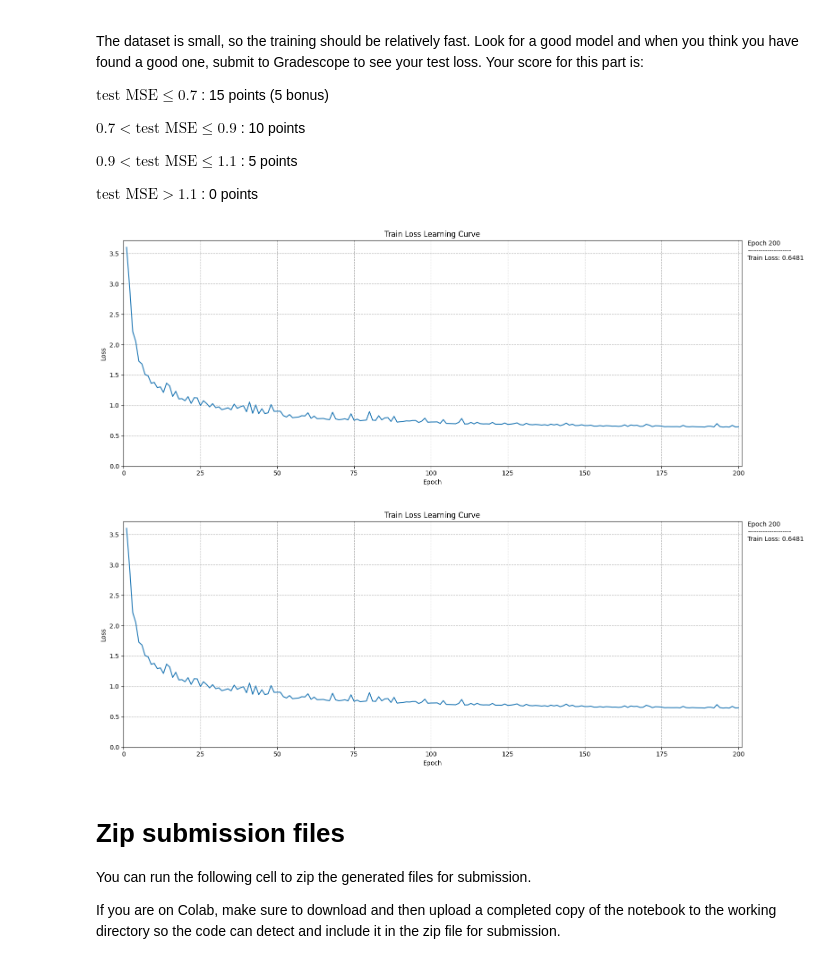
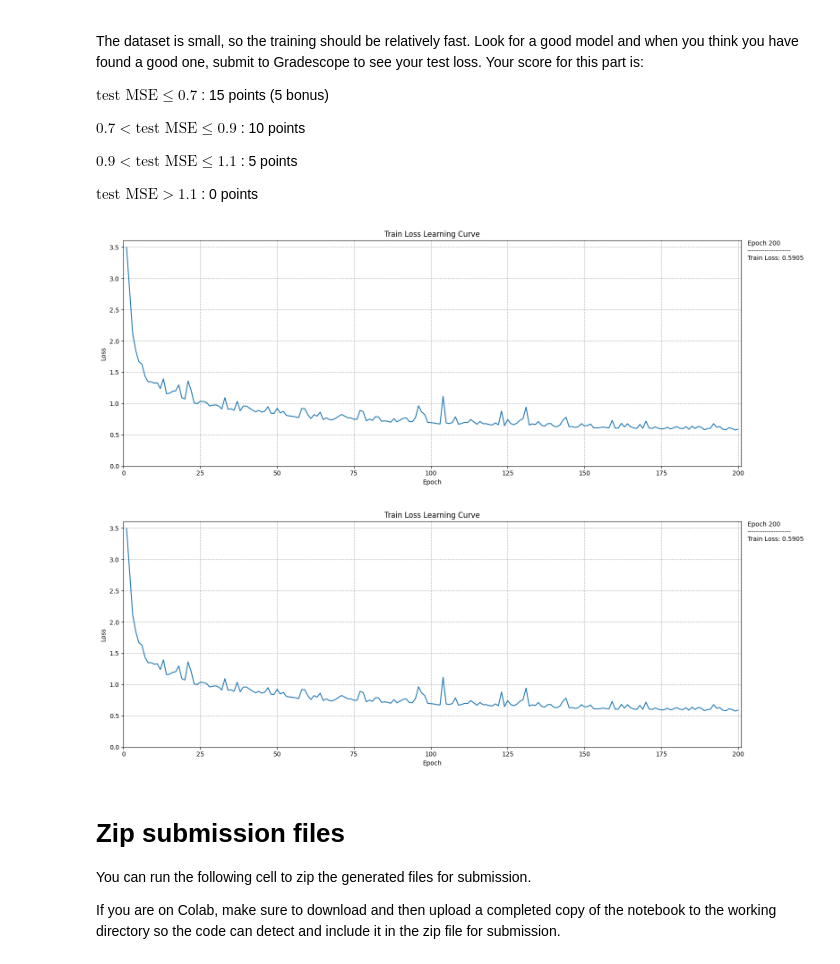
Before and after one commit to aitechroberts/deep_learning, a Jupyter notebook: HW5/HW5.ipynb, the cells around one changed output. Saved outputs shown, nothing was run; the diff lists cells and outputs as text; code cells hidden in the pictures.

```diff
--- a/HW5/HW5.ipynb
+++ b/HW5/HW5.ipynb
@@ -226,37 +226,37 @@ model_config = dict(
     )
 
 train_config = dict(
     optimizer_name = "Adam",
-    optimizer_config = dict(lr = 1e-3, weight_decay = 5e-4),
+    optimizer_config = dict(lr = 1e-3, weight_decay = 3e-4),
     lr_scheduler_name = "StepLR",
-    lr_scheduler_config = dict(step_size = 50, gamma = 0.5),
+    lr_scheduler_config = dict(step_size = 50, gamma = 0.7),
     batch_size = 16,
     n_epochs = 200,
     )
 
 # train_config = dict(
 #     optimizer_name = "Adam",
 #     optimizer_config = dict(lr = 1e-3, weight_decay = 5e-4),
 #     lr_scheduler_name = "ExponentialLR",
 #     lr_scheduler_config = dict(gamma = 0.989),
 #     batch_size = 16,
 #     n_epochs = 200,
 #     )
 
 if __name__ == '__main__':
     my_dataset = GraphDataset('data/train.npy')
     model = Model(**model_config)
     train(
         model = model,
         train_dataset = my_dataset,
         loss_fn = nn.MSELoss(),
         device = Device,
         plot_freq = 10,
         **train_config,
         )
 # %% [output]
-[figure, old version]
+[figure, new version]
-[figure, old version]
+[figure, new version]
 # %% [markdown]
 # Zip submission files
 
```
Also changed, not shown: 4 other files.
